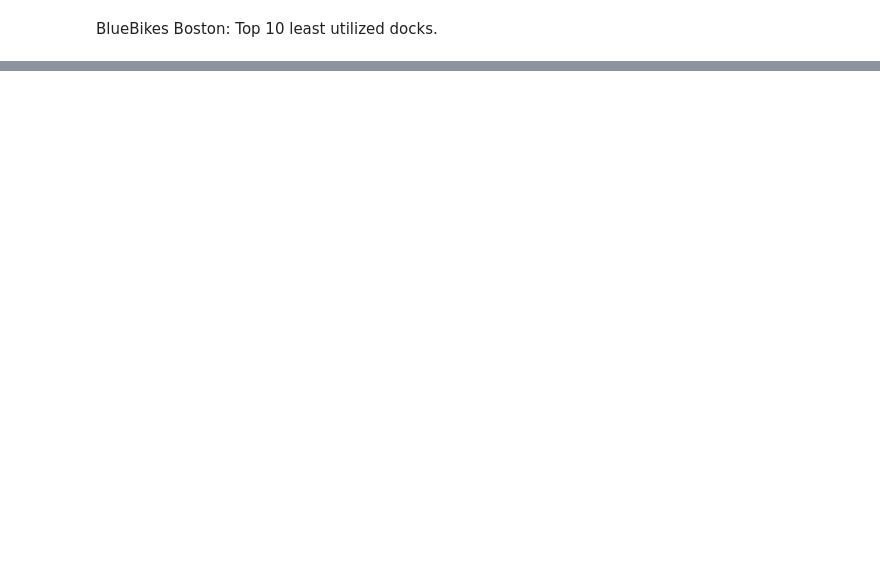
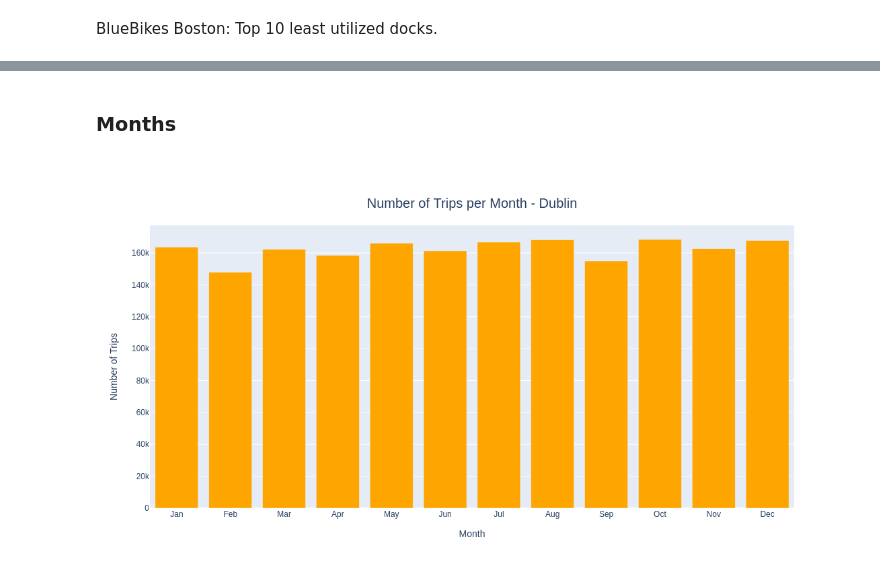
Before and after one commit to raphaelElearning/MSC_DA_Repeat, a Jupyter notebook: 2020100_MSC_DA_Repeat.ipynb, the cells around one changed output, grey strips where cells are left out. Saved outputs shown, nothing was run; the diff lists cells and outputs as text; code cells hidden in the pictures; blank space fills up the shorter version.

```diff
--- a/2020100_MSC_DA_Repeat.ipynb
+++ b/2020100_MSC_DA_Repeat.ipynb
@@ -872,0 +950,29 @@ plt.show()
+# %% [markdown]
+### Months
+# %%
+#Selecting dataset and creating number of trips.
+
+dublin_trips_per_month = dublin_trips_per_time.groupby('month').size().reset_index(name='number_of_trips')
+
+# Transforming numbers into weekday names.
+m_names = ['Jan', 'Feb', 'Mar', 'Apr', 'May', 'Jun', 'Jul', 'Aug', 'Sep', 'Oct', 'Nov', 'Dec']
+
+# Takes all values from the 'weekday' column and substitutes them for the dictionary values.
+dublin_trips_per_month['month_name'] = dublin_trips_per_month['month'].apply(lambda x: m_names[x-1])
+
+fig = px.bar(dublin_trips_per_month, x='month_name', y='number_of_trips',
+             labels={'month_name': 'Month', 'number_of_trips': 'Number of Trips'},
+             title = 'Number of Trips per Month - Dublin',
+             width=800,
+             height=600,
+             category_orders={'month_name': ['Mon', 'Tue', 'Wed', 'Thu', 'Fri', 'Sat', 'Sun']},
+             color_discrete_sequence=['orange'])
+
+fig.update_traces(textposition='outside')
+fig.update_layout(title={'text': 'Number of Trips per Month - Dublin','y':0.9,'x':0.5,'xanchor': 'center','yanchor': 'top','font': {'size': 20}})
+fig.show()
+
+
+# Adapted from: https://plotly.com/python/hover-text-and-formatting/
+# %% [output]
+[figure, added]
```
Also changed, not shown: parts of 25 cells of this notebook, 2 other files.
